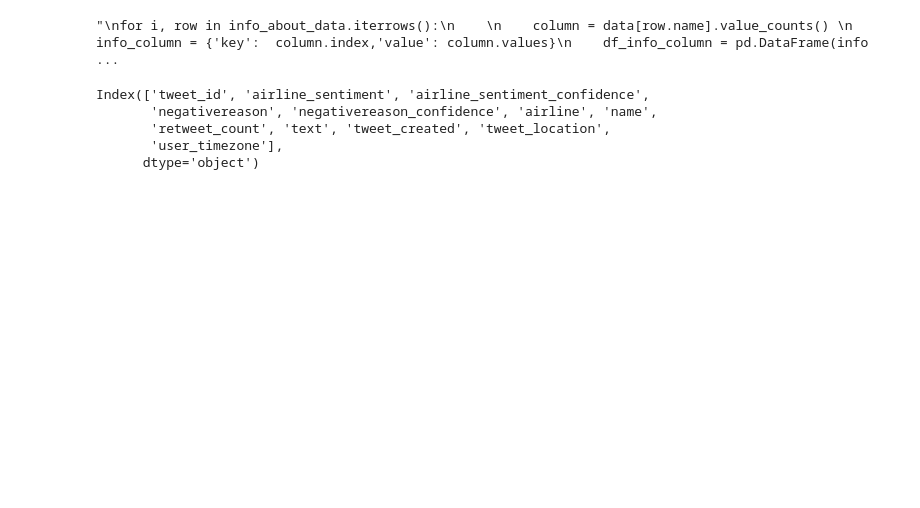
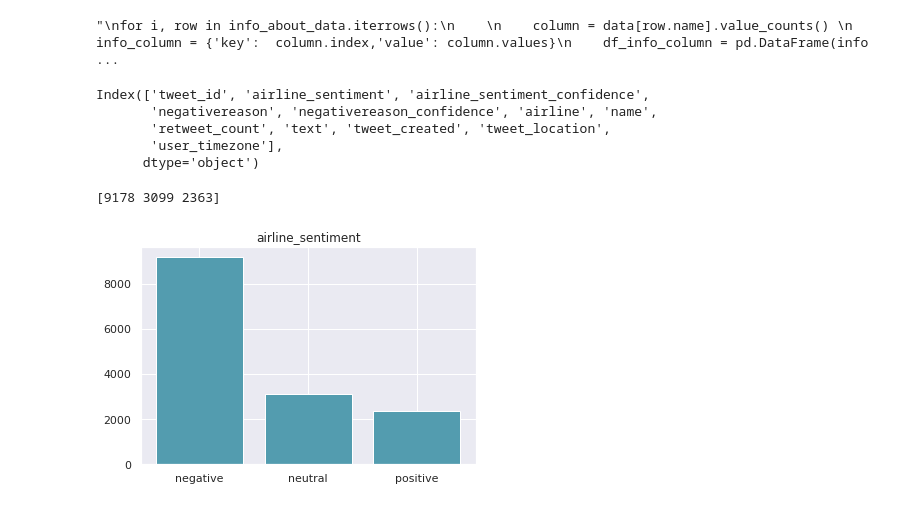
Before and after one commit to badr182/Tweets_Classification, a Jupyter notebook: classification_tweets.ipynb, the cells around one changed output. Drawn from its saved outputs; the diff is of its cells as text; code cells hidden in the pictures; blank space fills up the shorter version.

```diff
--- a/classification_tweets.ipynb
+++ b/classification_tweets.ipynb
@@ -1,6 +1,8 @@
 # %%
 import pandas as pd
 import matplotlib.pyplot as plt
+import seaborn as sns
+sns.set()
 # %%
 data = pd.read_csv("Tweets.csv")
 df = data.copy()
@@ -93,8 +107,11 @@ Index(['tweet_id', 'airline_sentiment', 'airline_sentiment_confidence',
       dtype='object')
 # %%
 
-for row in df.columns:
-    # print(i)
-    feature = df[row].value_counts()
-    #print(feature.values)
-    barplot(feature.index, feature.values, x_label="", y_label="", title=row)
+# print(i)
+feature = df['airline_sentiment'].value_counts()
+print(feature.values)
+barplot(feature.index, feature.values, x_label="", y_label="", title='airline_sentiment')
+df = df.drop(["tweet_id", "name"], axis=1)
+# %% [output]
+[9178 3099 2363]
+[figure, added]
```
Also changed, not shown: parts of 12 cells of this notebook.
